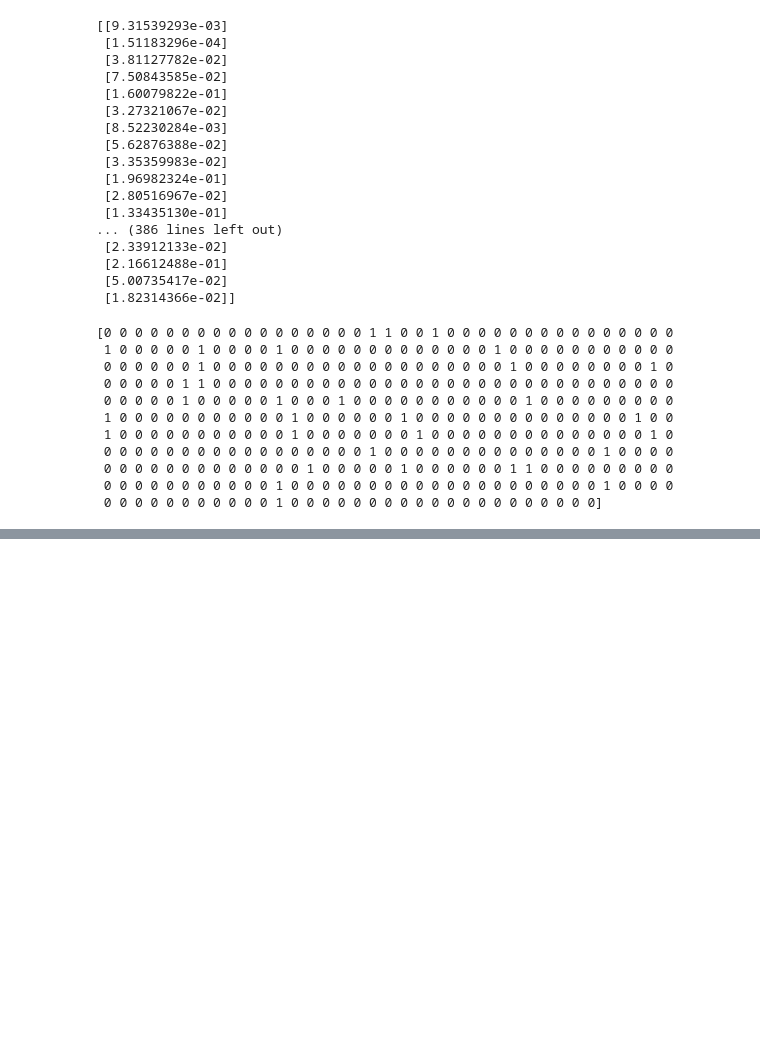
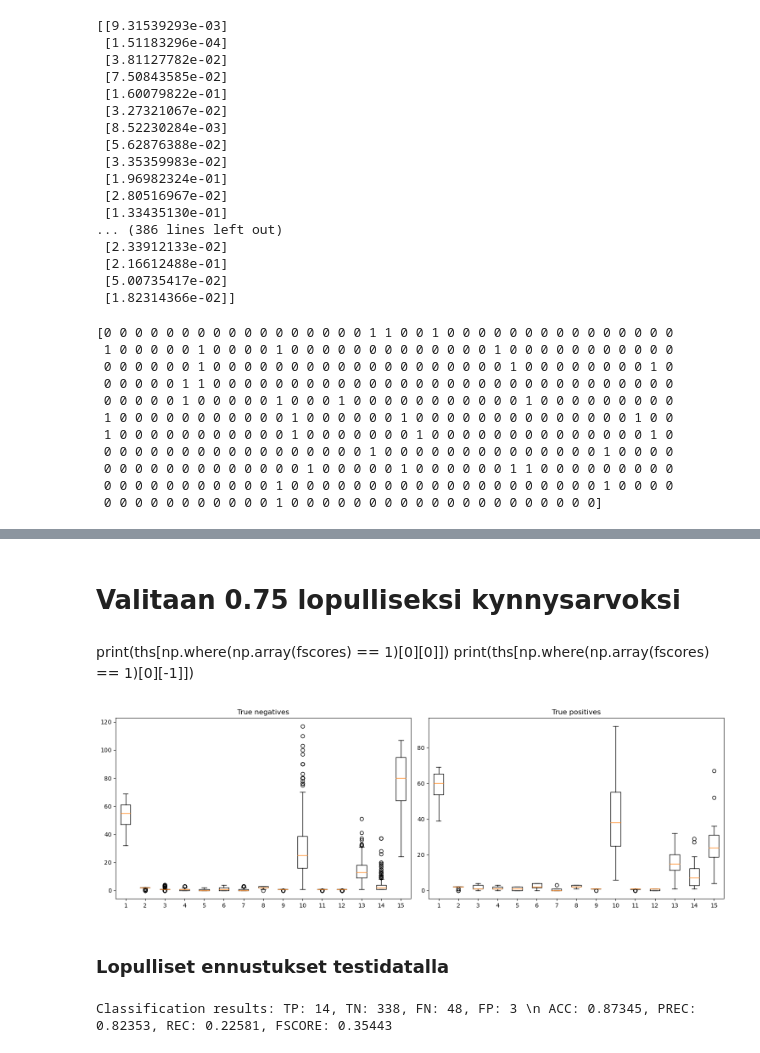
Before and after one commit to hetasks/loppuprojektiSyvaOppiminen, a Jupyter notebook: 3_model_diagnostics_and_predictions_2.ipynb, the cells around one changed output, grey strips where cells are left out. Drawn from its saved outputs; the diff is of its cells as text; code cells hidden in the pictures; blank space fills up the shorter version.

```diff
--- a/3_model_diagnostics_and_predictions_2.ipynb
+++ b/3_model_diagnostics_and_predictions_2.ipynb
@@ -23,6 +23,6 @@ best_model_path = os.path.sep.join([models_path, '4_acc_90.54726.hdf5'])
 # %%
 model = load_model(best_model_path)
 # %%
-preds = model.predict(X_test_eval)
-preds_labels = (preds > 0.5).astype(int)[:,0]
+preds_all = model.predict(X_test_eval)
+preds_labels = (preds_all > 0.5).astype(int)[:,0]
 # %%
@@ -74,0 +85,47 @@ TypeError: cannot unpack non-iterable numpy.float64 object
+# %% [markdown]
+# Valitaan 0.75 lopulliseksi kynnysarvoksi
+# %% [markdown]
+print(ths[np.where(np.array(fscores) == 1)[0][0]])
+print(ths[np.where(np.array(fscores) == 1)[0][-1]])
+# %%
+preds_tn = {i: preds_all[i][0] for i, (gt, pred_all) in enumerate(zip(y_test_eval, preds_labels)) if pred_all == 0 and gt == 0}
+preds_tp = {i: preds_all[i][0] for i, (gt, pred_all) in enumerate(zip(y_test_eval, preds_labels)) if pred_all == 1 and gt == 1}
+# %%
+X_test_eval_tn = X_test_eval[list(preds_tn.keys())]
+X_test_eval_tp = X_test_eval[list(preds_tp.keys())]
+
+preds_tn_anchorwise = [X_test_eval_tn.reshape(-1, X_test_eval_tn.shape[-1])[:,i] for i in range(X_test_eval_tn.shape[-1])]
+preds_tp_anchorwise = [X_test_eval_tp.reshape(-1, X_test_eval_tp.shape[-1])[:,i] for i in range(X_test_eval_tp.shape[-1])]
+# %%
+fig = plt.figure(figsize=(15, 5))
+ax1 = fig.add_subplot(1,2,1)
+ax1.boxplot(preds_tn_anchorwise);
+ax1.set_title('True negatives');
+
+ax2 = fig.add_subplot(1,2,2)
+ax2.boxplot(preds_tp_anchorwise);
+ax2.set_title('True positives');
+fig.tight_layout()
+# %% [output]
+[figure, added]
+# %% [markdown]
+### Lopulliset ennustukset testidatalla
+# %%
+
+
+df_test_unseen = pd.read_csv("https://raw.githubusercontent.com/hetasks/loppuprojektiSyvaOppiminen/main/df_test_unseen.csv", sep=",", index_col = 0)
+
+
+X_test_unseen = df_test_unseen.iloc[:,0:15].to_numpy()
+y_test_unseen = df_test_unseen.iloc[:,15].to_numpy()
+
+preds = model.predict(X_test_unseen)
+preds_labels = (preds > 0.75).astype(int)[:,0]
+
+tn, fp, fn, tp = confusion_matrix(y_test_unseen, preds_labels).ravel()
+acc, prec, rec, fscore = accuracy_score(y_test_unseen, preds_labels), precision_score(y_test_unseen, preds_labels), recall_score(y_test_unseen, preds_labels), f1_score(y_test_unseen, preds_labels)
+
+title = f'Classification results: TP: {tp}, TN: {tn}, FN: {fn}, FP: {fp} \\n ACC: {acc:.5f}, PREC: {prec:.5f}, REC: {rec:.5f}, FSCORE: {fscore:.5f} '
+print(title)
+# %% [output]
+Classification results: TP: 14, TN: 338, FN: 48, FP: 3 \n ACC: 0.87345, PREC: 0.82353, REC: 0.22581, FSCORE: 0.35443
```
Also changed, not shown: parts of 13 cells of this notebook.
